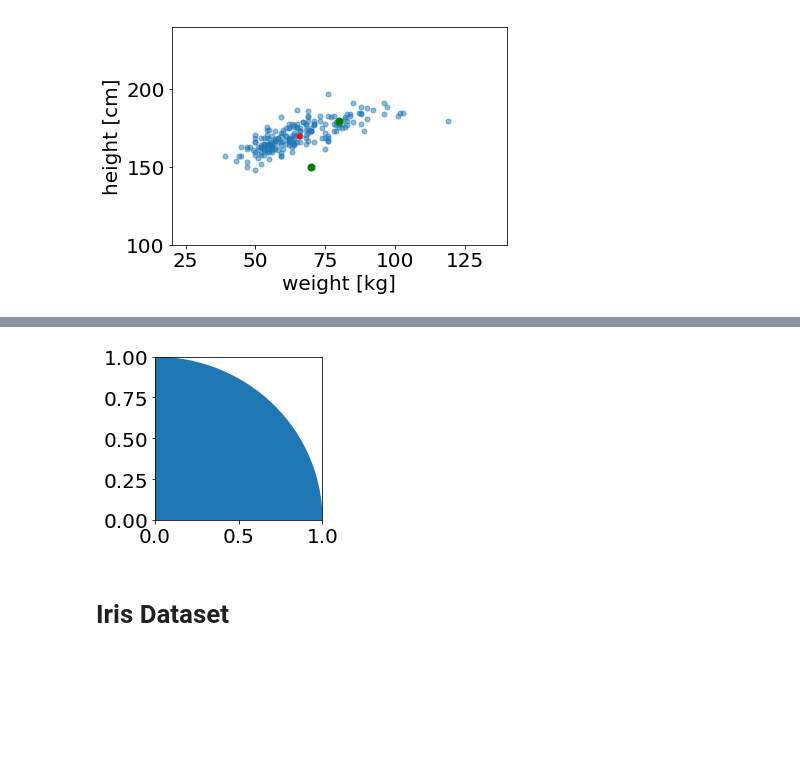
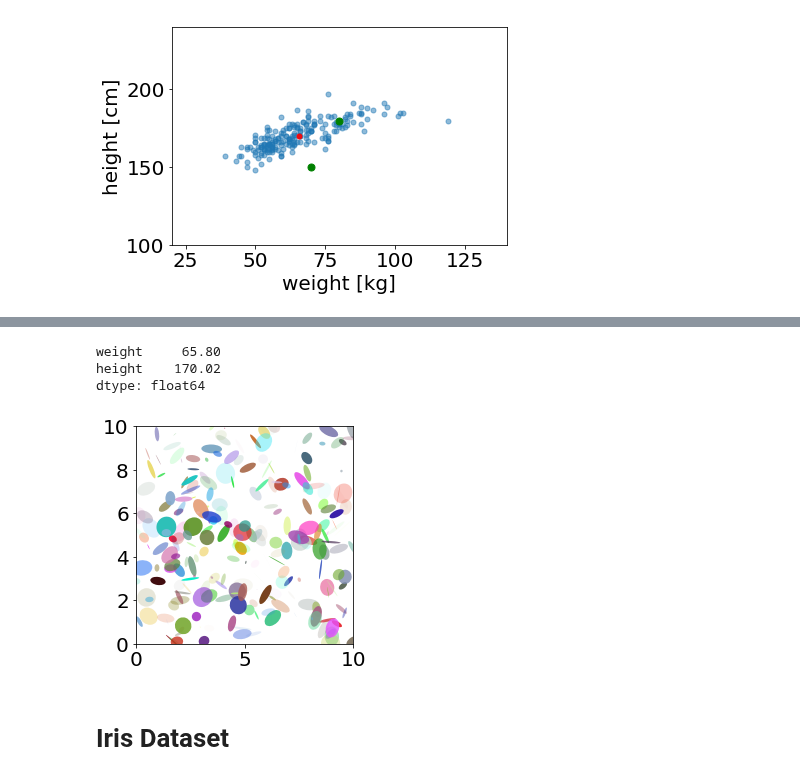
Before and after one commit to tsato-code/python_script, a Jupyter notebook: misc/plot_slide_MTS.ipynb, the cells around one changed output, grey strips where cells are left out. Saved outputs shown, nothing was run; the diff lists cells and outputs as text; code cells hidden in the pictures; blank space fills up the shorter version.

```diff
--- a/misc/plot_slide_MTS.ipynb
+++ b/misc/plot_slide_MTS.ipynb
@@ -98,10 +132,33 @@ plt.show()
-# %%
-fig, ax = plt.subplots(figsize=(3, 3))
-circle = plt.Circle(xy=(0, 0), radius=1.0)
-ax.add_patch(circle)
-plt.show()
-# %% [output]
-[figure, removed]
+# %%
+df.mean()
+# %% [output]
+weight     65.80
+height    170.02
+dtype: float64
+# %%
+import matplotlib.pyplot as plt
+import numpy.random as rnd
+from matplotlib.patches import Ellipse
+
+NUM = 250
+
+ells = [Ellipse(xy=rnd.rand(2)*10, width=rnd.rand(), height=rnd.rand(), angle=rnd.rand()*360)
+        for i in range(NUM)]
+
+fig = plt.figure(0)
+ax = fig.add_subplot(111, aspect='equal')
+for e in ells:
+    ax.add_artist(e)
+    e.set_clip_box(ax.bbox)
+    e.set_alpha(rnd.rand())
+    e.set_facecolor(rnd.rand(3))
+
+ax.set_xlim(0, 10)
+ax.set_ylim(0, 10)
+
+plt.show()
+# %% [output]
+[figure, added]
 # %% [markdown]
 # Iris Dataset
 # %%
```
Also changed, not shown: parts of 2 cells of this notebook.
